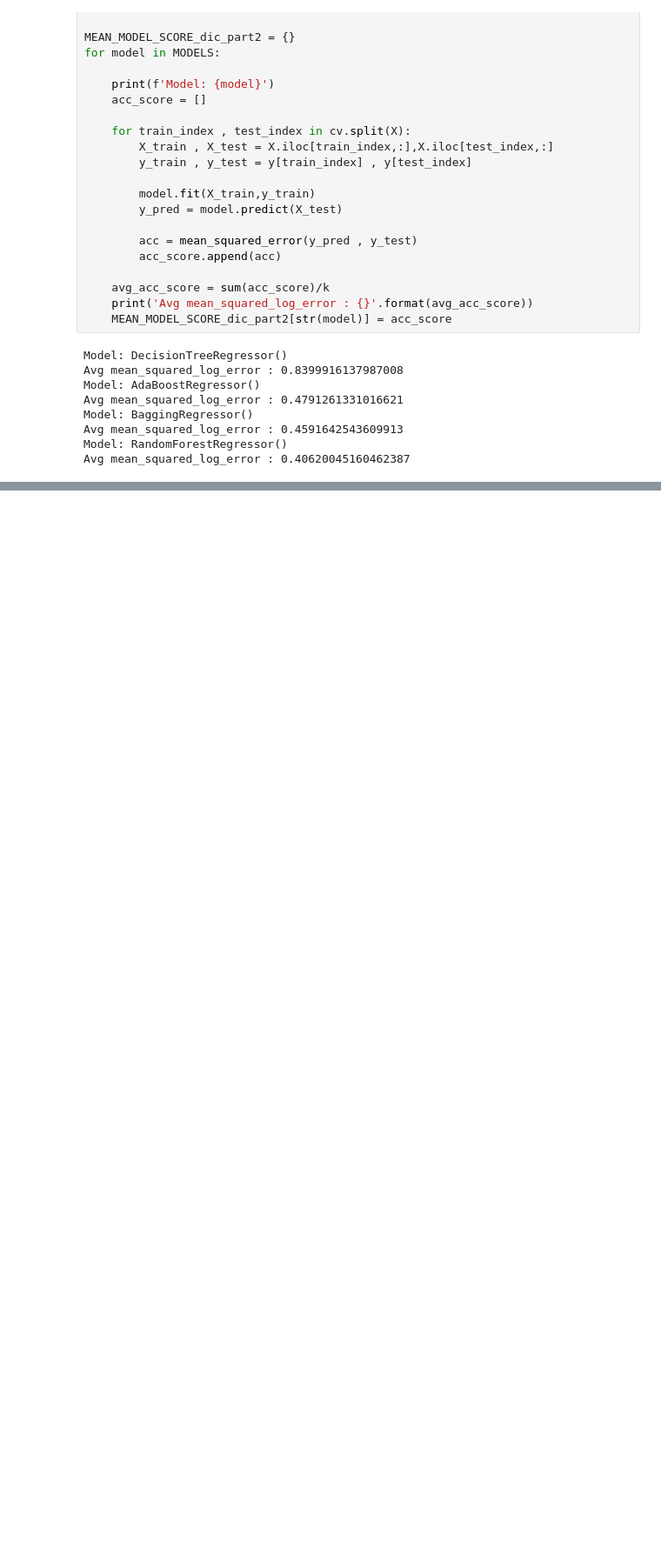
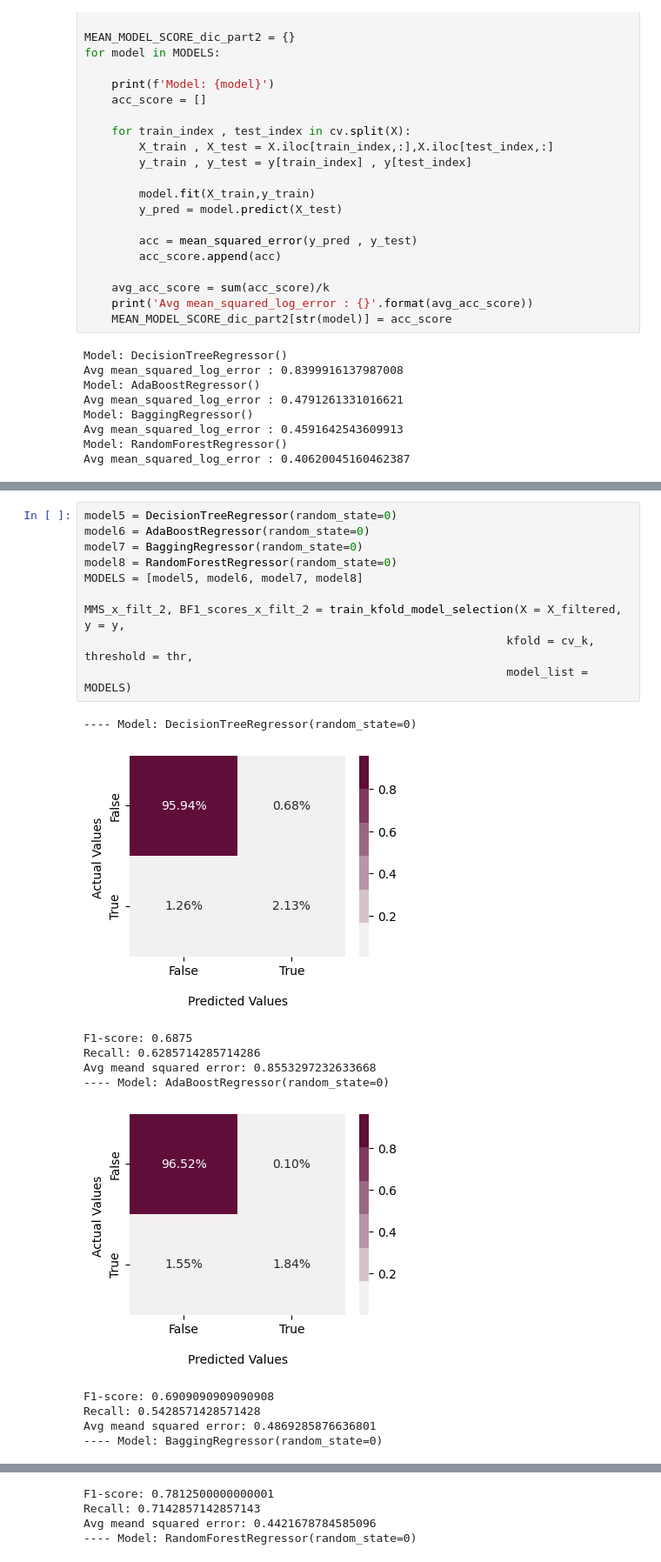
Before and after one commit to pharmbio/Thesis_ActLearn_DOP_2022, a Jupyter notebook: main/supervised_learning/experiment1_regression.ipynb, the cells around one changed output, grey strips where cells are left out. Shown at 87% size. Cells and saved outputs as stored; diff of their text form; blank space fills up the shorter version.

```diff
--- a/main/supervised_learning/experiment1_regression.ipynb
+++ b/main/supervised_learning/experiment1_regression.ipynb
@@ -379,0 +482,22 @@ II) RIDGE REGRESSION
+# %%
+model5 = DecisionTreeRegressor(random_state=0)
+model6 = AdaBoostRegressor(random_state=0)
+model7 = BaggingRegressor(random_state=0)
+model8 = RandomForestRegressor(random_state=0)
+MODELS = [model5, model6, model7, model8]
+
+MMS_x_filt_2, BF1_scores_x_filt_2 = train_kfold_model_selection(X = X_filtered, y = y,
+                                                              kfold = cv_k, threshold = thr,
+                                                              model_list = MODELS)
+# %% [output]
+---- Model: DecisionTreeRegressor(random_state=0)
+[figure, added]
+F1-score: 0.6875
+Recall: 0.6285714285714286
+Avg meand squared error: 0.8553297232633668
+---- Model: AdaBoostRegressor(random_state=0)
+[figure, added]
+F1-score: 0.6909090909090908
+Recall: 0.5428571428571428
+Avg meand squared error: 0.4869285876636801
+---- Model: BaggingRegressor(random_state=0)
@@ -379,0 +505,4 @@ II) RIDGE REGRESSION
+F1-score: 0.7812500000000001
+Recall: 0.7142857142857143
+Avg meand squared error: 0.4421678784585096
+---- Model: RandomForestRegressor(random_state=0)
```
Also changed, not shown: parts of 15 cells of this notebook.
